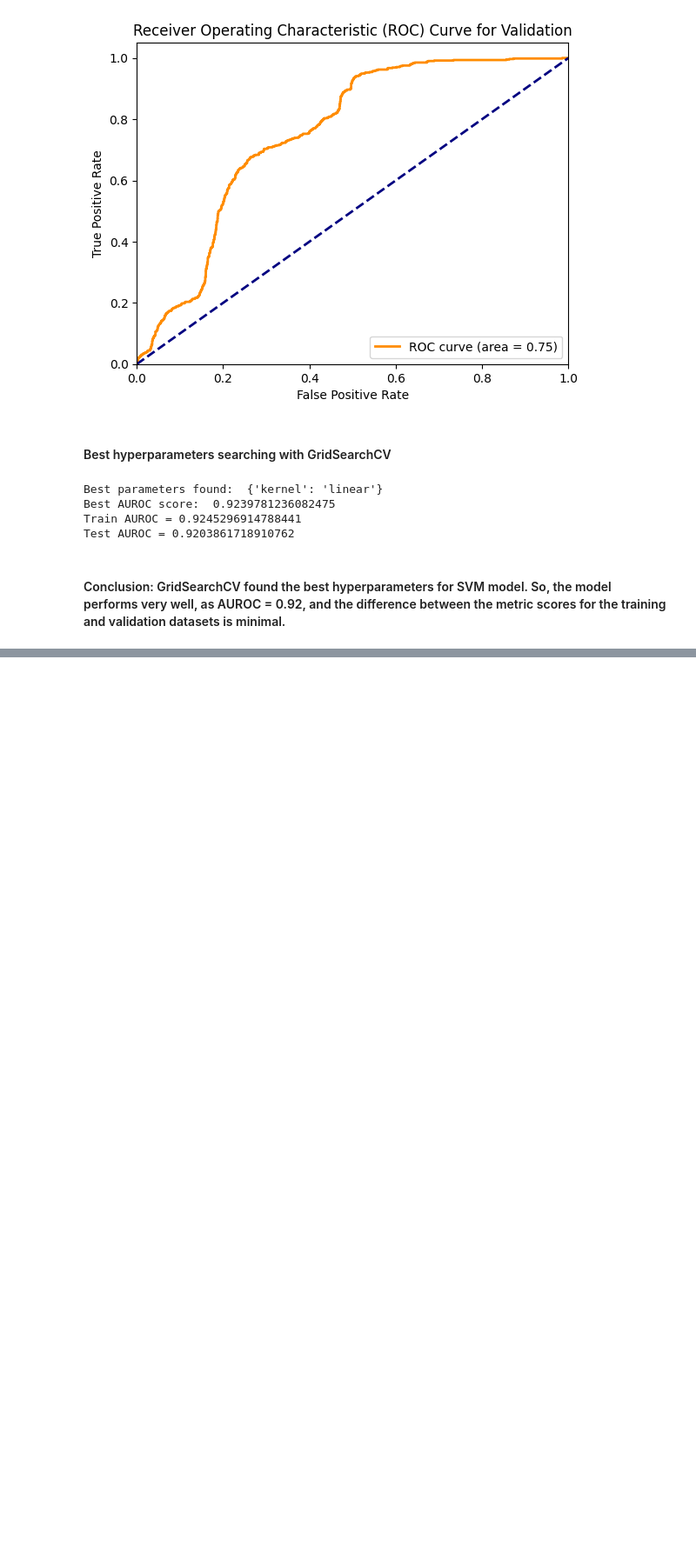
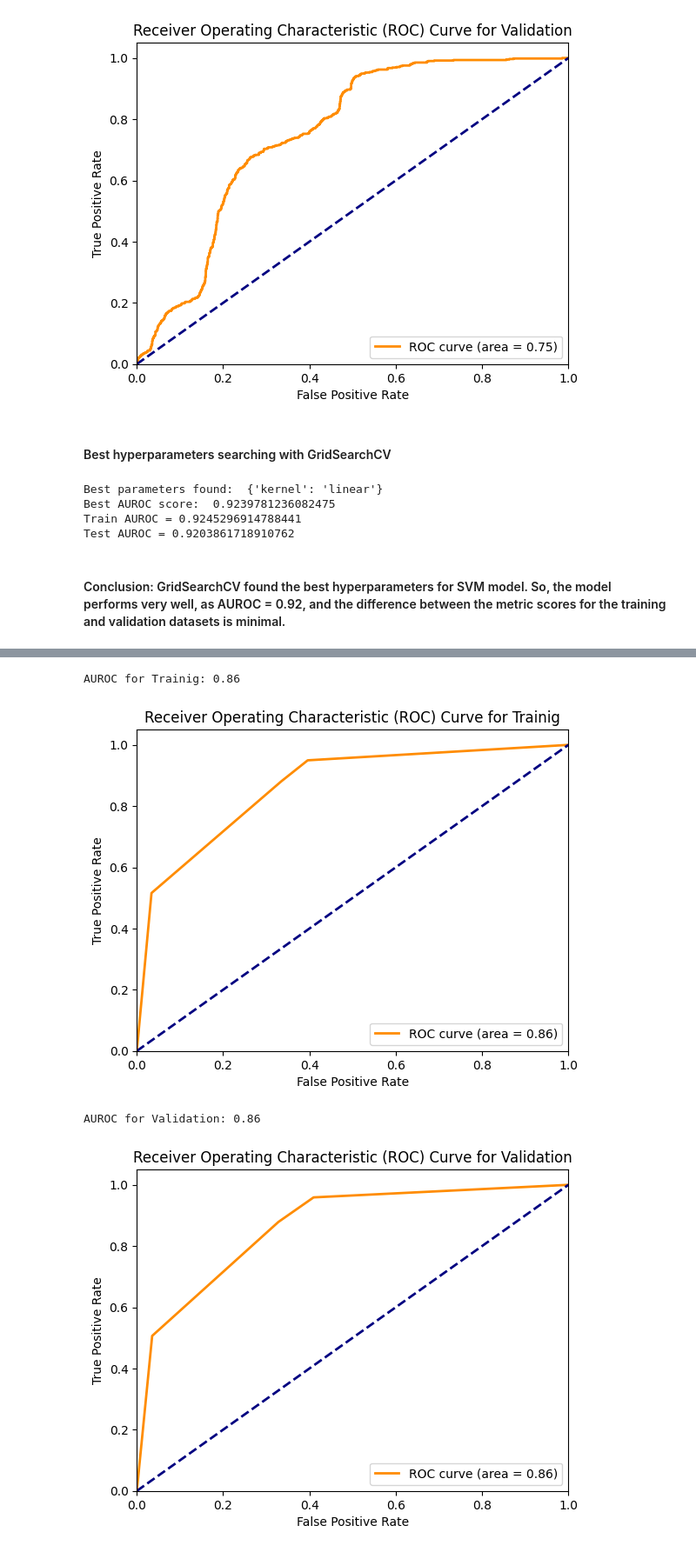
Before and after one commit to nikishkaaa/Bank_Customer_Churn_Prediction_ML, a Jupyter notebook: Bank_Customer_Churn_Prediction.ipynb, the cells around one changed output, grey strips where cells are left out. Shown at 87% size. Cells and saved outputs as stored; diff of their text form; code cells hidden in the pictures; blank space fills up the shorter version.

```diff
--- a/Bank_Customer_Churn_Prediction.ipynb
+++ b/Bank_Customer_Churn_Prediction.ipynb
@@ -225,0 +289,10 @@ Test AUROC = 0.9203861718910762
+# %%
+model3 = DecisionTreeClassifier(random_state=42, max_depth=2)
+model3.fit(X_train, y_train)
+compute_auroc_and_build_roc(model3, X_train, y_train, 'Trainig')
+compute_auroc_and_build_roc(model3, X_val, y_val, 'Validation')
+# %% [output]
+AUROC for Trainig: 0.86
+[figure, added]
+AUROC for Validation: 0.86
+[figure, added]
```
Also changed, not shown: parts of 37 cells of this notebook.
